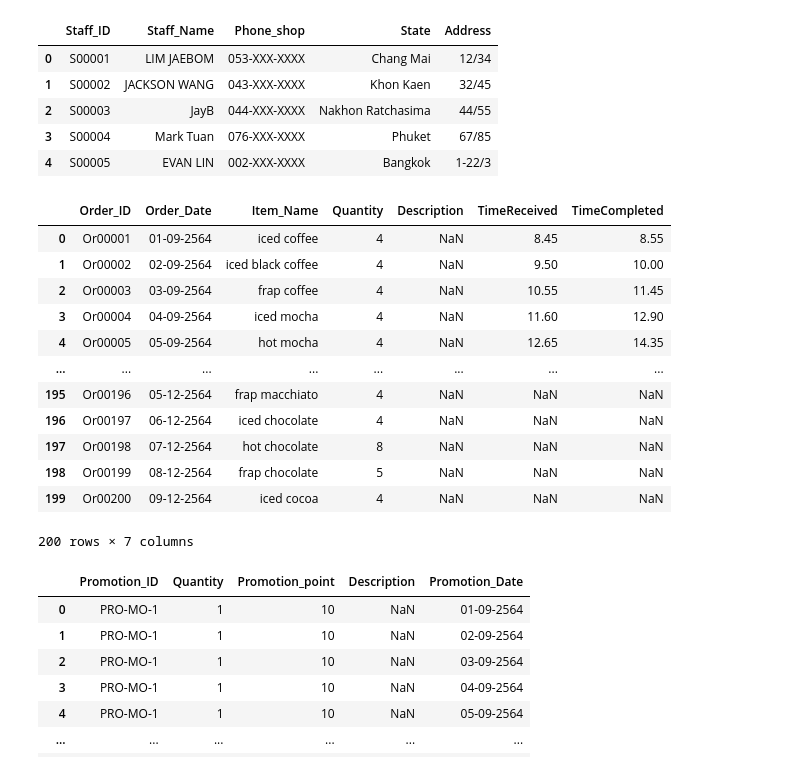
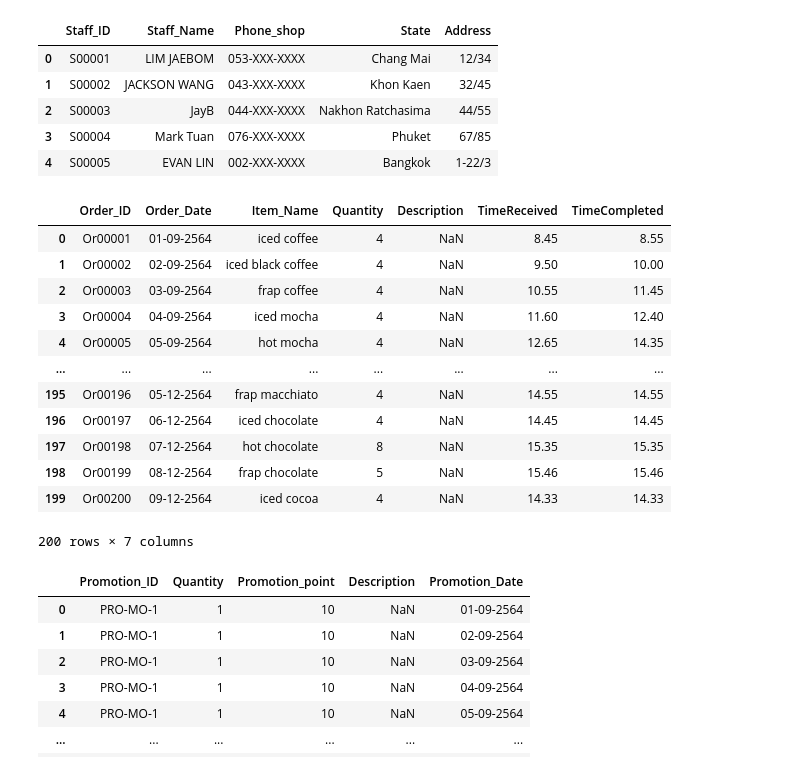
Before and after one commit to kittikhun62/DQ, a Jupyter notebook: ProjectCafe.ipynb, the cells around one changed output. Cells and saved outputs as stored; diff of their text form; code cells hidden in the pictures.

```diff
--- a/ProjectCafe.ipynb
+++ b/ProjectCafe.ipynb
@@ -132,21 +132,21 @@ Manager
 | 3 | S00004 | Mark Tuan | 076-XXX-XXXX | Phuket | 67/85 |
 | 4 | S00005 | EVAN LIN | 002-XXX-XXXX | Bangkok | 1-22/3 |
 # %%
-Order = pd.read_csv('/content/drive/MyDrive/DQ/Order.xlsx - Order.csv')
+Order = pd.read_csv('/content/drive/MyDrive/DQ/Order.csv')
 Order
 # %% [output]
 |  | Order_ID | Order_Date | Item_Name | Quantity | Description | TimeReceived | TimeCompleted |
 | 0 | Or00001 | 01-09-2564 | iced coffee | 4 | NaN | 8.45 | 8.55 |
 | 1 | Or00002 | 02-09-2564 | iced black coffee | 4 | NaN | 9.50 | 10.00 |
 | 2 | Or00003 | 03-09-2564 | frap coffee | 4 | NaN | 10.55 | 11.45 |
-| 3 | Or00004 | 04-09-2564 | iced mocha | 4 | NaN | 11.60 | 12.90 |
+| 3 | Or00004 | 04-09-2564 | iced mocha | 4 | NaN | 11.60 | 12.40 |
 | 4 | Or00005 | 05-09-2564 | hot mocha | 4 | NaN | 12.65 | 14.35 |
 | ... | ... | ... | ... | ... | ... | ... | ... |
-| 195 | Or00196 | 05-12-2564 | frap macchiato | 4 | NaN | NaN | NaN |
-| 196 | Or00197 | 06-12-2564 | iced chocolate | 4 | NaN | NaN | NaN |
-| 197 | Or00198 | 07-12-2564 | hot chocolate | 8 | NaN | NaN | NaN |
-| 198 | Or00199 | 08-12-2564 | frap chocolate | 5 | NaN | NaN | NaN |
-| 199 | Or00200 | 09-12-2564 | iced cocoa | 4 | NaN | NaN | NaN |
+| 195 | Or00196 | 05-12-2564 | frap macchiato | 4 | NaN | 14.55 | 14.55 |
+| 196 | Or00197 | 06-12-2564 | iced chocolate | 4 | NaN | 14.45 | 14.45 |
+| 197 | Or00198 | 07-12-2564 | hot chocolate | 8 | NaN | 15.35 | 15.35 |
+| 198 | Or00199 | 08-12-2564 | frap chocolate | 5 | NaN | 15.46 | 15.46 |
+| 199 | Or00200 | 09-12-2564 | iced cocoa | 4 | NaN | 14.33 | 14.33 |
 200 rows × 7 columns
 # %%
 Promotion = pd.read_csv('/content/drive/MyDrive/DQ/Promotion.xlsx - Promotion.csv')
```
Also changed, not shown: parts of 13 cells of this notebook.
